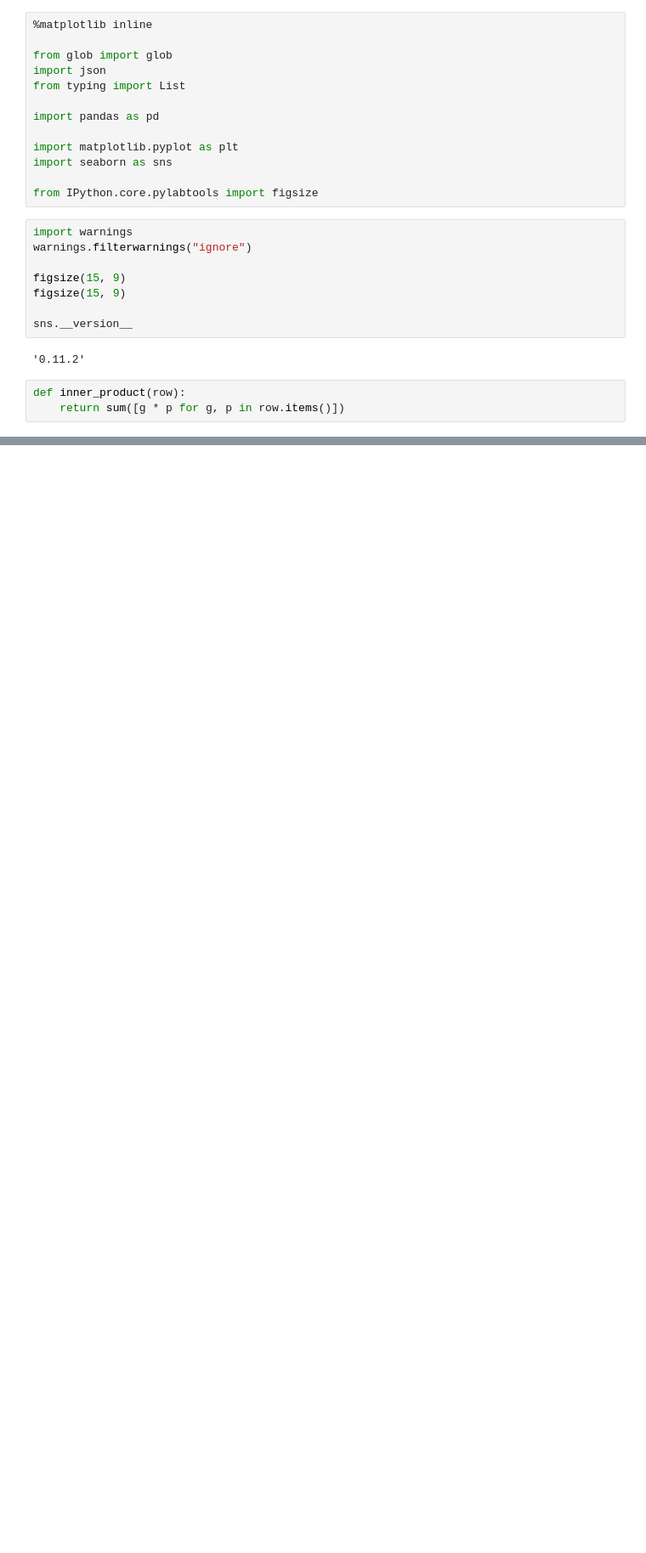
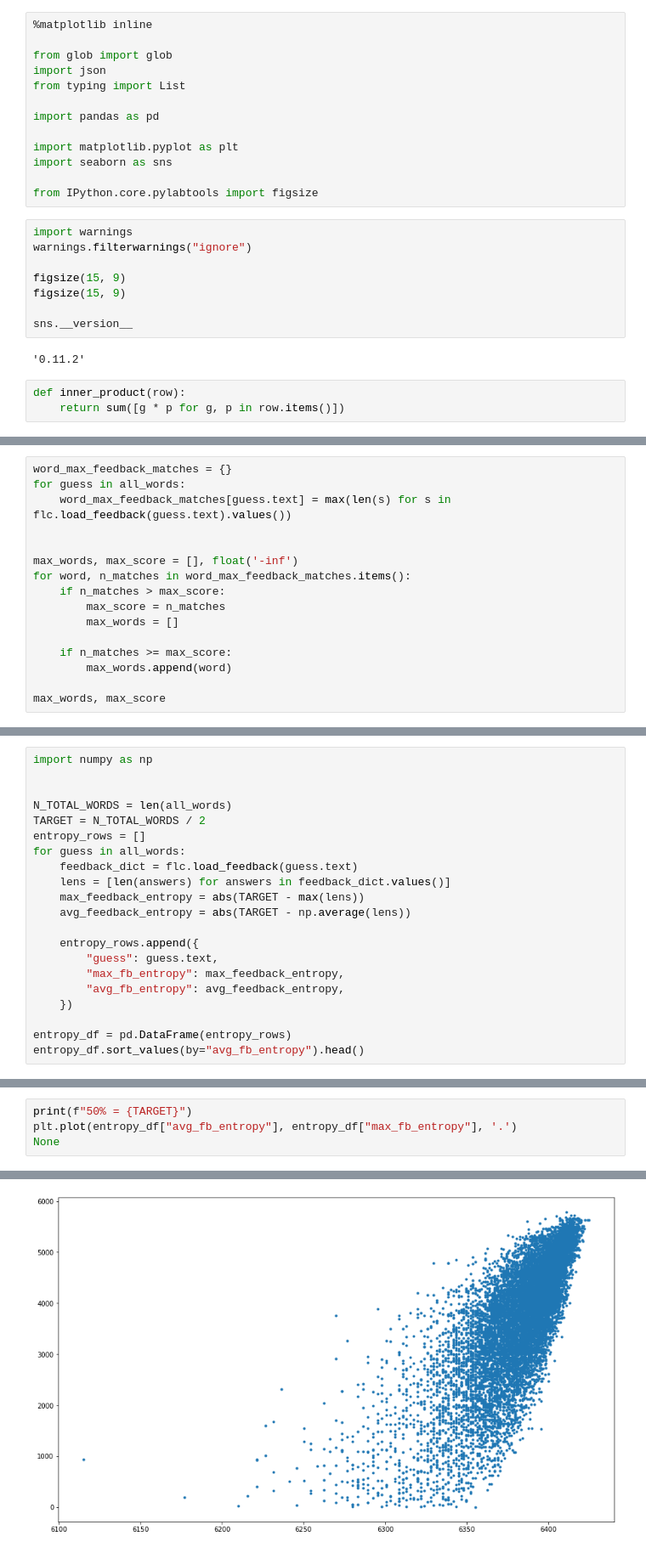
Before and after one commit to dmonroe85/wordle_experiments, a Jupyter notebook: Analyze.ipynb, the cells around one changed output, grey strips where cells are left out. Shown at 85% size. Drawn from its saved outputs; the diff is of its cells as text; blank space fills up the shorter version.

```diff
--- a/Analyze.ipynb
+++ b/Analyze.ipynb
@@ -117,0 +127,16 @@ plt.show()
+# %%
+word_max_feedback_matches = {}
+for guess in all_words:
+    word_max_feedback_matches[guess.text] = max(len(s) for s in flc.load_feedback(guess.text).values())
+
+
+max_words, max_score = [], float('-inf')
+for word, n_matches in word_max_feedback_matches.items():
+    if n_matches > max_score:
+        max_score = n_matches
+        max_words = []
+
+    if n_matches >= max_score:
+        max_words.append(word)
+
+max_words, max_score
@@ -117,0 +147,21 @@ plt.show()
+# %%
+import numpy as np
+
+
+N_TOTAL_WORDS = len(all_words)
+TARGET = N_TOTAL_WORDS / 2
+entropy_rows = []
+for guess in all_words:
+    feedback_dict = flc.load_feedback(guess.text)
+    lens = [len(answers) for answers in feedback_dict.values()]
+    max_feedback_entropy = abs(TARGET - max(lens))
+    avg_feedback_entropy = abs(TARGET - np.average(lens))
+
+    entropy_rows.append({
+        "guess": guess.text,
+        "max_fb_entropy": max_feedback_entropy,
+        "avg_fb_entropy": avg_feedback_entropy,
+    })
+
+entropy_df = pd.DataFrame(entropy_rows)
+entropy_df.sort_values(by="avg_fb_entropy").head()
@@ -117,0 +193,5 @@ plt.show()
+# %%
+print(f"50% = {TARGET}")
+plt.plot(entropy_df["avg_fb_entropy"], entropy_df["max_fb_entropy"], '.')
+None
+# %% [output]
@@ -117,0 +199 @@ plt.show()
+[figure, added]
```
Also changed, not shown: parts of 26 cells of this notebook, 16 other files.
